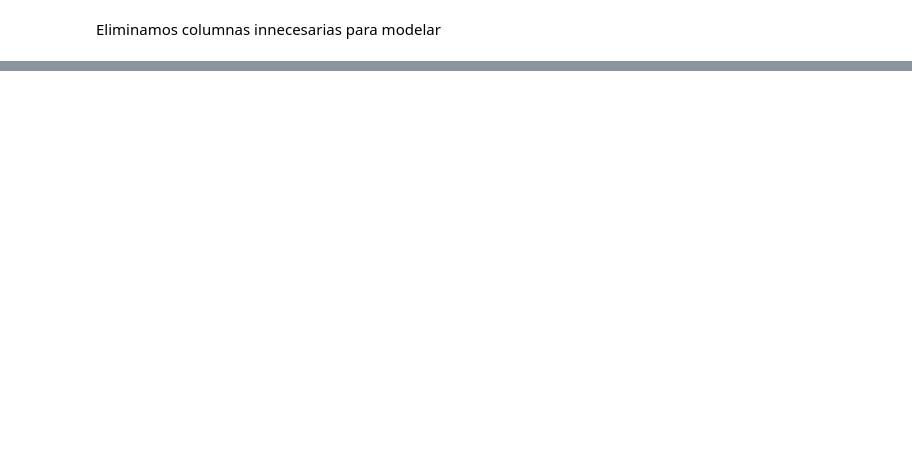
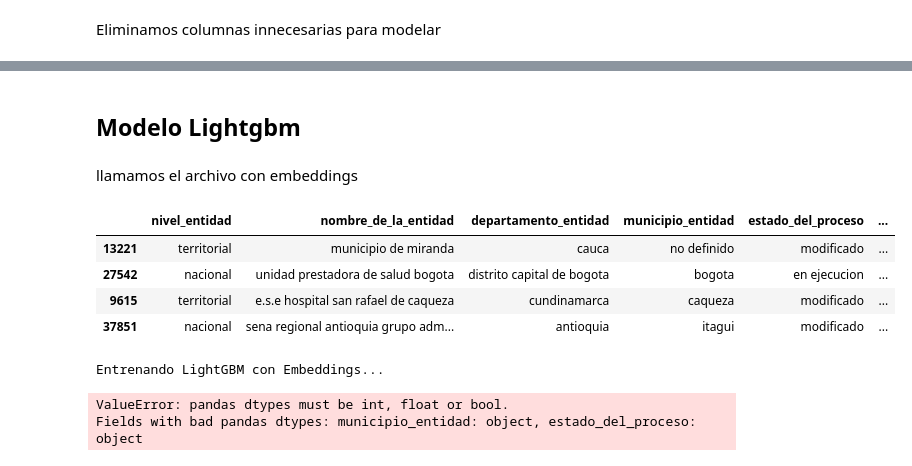
Before and after one commit to aemedina24/proyecto-final, a Jupyter notebook: Proyecyto-final.ipynb, the cells around one changed output, grey strips where cells are left out. Drawn from its saved outputs; the diff is of its cells as text; code cells hidden in the pictures; blank space fills up the shorter version.

```diff
--- a/Proyecyto-final.ipynb
+++ b/Proyecyto-final.ipynb
@@ -1198,0 +712,15 @@ print(top_red_flags[['nombre_entidad', 'objeto_del_proceso', 'valor_contrato', '
+# %% [markdown]
+## **Modelo Lightgbm**
+# %% [markdown]
+llamamos el archivo con embeddings
+# %%
+
+df_embeddings = pd.read_csv('data/df_model_embeddings.csv')
+
+df_embeddings.sample(4)
+# %% [output]
+|  | nivel_entidad | nombre_de_la_entidad | departamento_entidad | municipio_entidad | estado_del_proceso | ... |
+| 13221 | territorial | municipio de miranda | cauca | no definido | modificado | ... |
+| 27542 | nacional | unidad prestadora de salud bogota | distrito capital de bogota | bogota | en ejecucion | ... |
+| 9615 | territorial | e.s.e hospital san rafael de caqueza | cundinamarca | caqueza | modificado | ... |
+| 37851 | nacional | sena regional antioquia grupo adm... | antioquia | itagui | modificado | ... |
@@ -1198,0 +733,63 @@ print(top_red_flags[['nombre_entidad', 'objeto_del_proceso', 'valor_contrato', '
+# %%
+import numpy as np
+from sklearn.model_selection import train_test_split
+from lightgbm import LGBMRegressor
+
+# 1. Target (log)
+y = np.log1p(df_embeddings['valor_ajustado'])
+
+X = df_embeddings.drop(columns=[
+    'valor_ajustado',
+    'nombre_de_la_entidad',
+      ])
+
+
+
+# 3. Columnas categóricas
+cat_features = [
+    'nivel_entidad', 'departamento_entidad', 'municipio_entidad'
+    'estado_del_proceso', 'modalidad_de_contratacion',
+    'tipo_de_contrato', 'origen', 'anio', 'mes'
+]
+
+# 4. Convertir a categoría
+for col in cat_features:
+    if col in X.columns:
+        X[col] = X[col].astype('category')
+
+# 5. Train / Test split
+X_train, X_test, y_train_log, y_test_log = train_test_split(
+    X, y,
+    test_size=0.2,
+    random_state=42
+)
+
+for col in cat_features:
+    if col in X_train.columns:
+        X_train[col] = X_train[col].astype('category')
+        X_test[col] = X_test[col].astype('category')
+
+# 6. Modelo
+lgbm_model = LGBMRegressor(
+    objective='regression',
+    n_estimators=2000,
+    learning_rate=0.05,
+    num_leaves=31,
+    random_state=42,
+    n_jobs=-1
+)
+
+# 7. Entrenamiento
+print("Entrenando LightGBM con Embeddings...")
+lgbm_model.fit(
+    X_train, y_train_log,
+    eval_set=[(X_test, y_test_log)],
+    categorical_feature=cat_features
+)
+
+# 8. Predicciones
+preds_lgbm = lgbm_model.predict(X_test)
+# %% [output]
+Entrenando LightGBM con Embeddings...
+ValueError: pandas dtypes must be int, float or bool.
+Fields with bad pandas dtypes: municipio_entidad: object, estado_del_proceso: object
```
Also changed, not shown: parts of 129 cells of this notebook, 13 other files.
